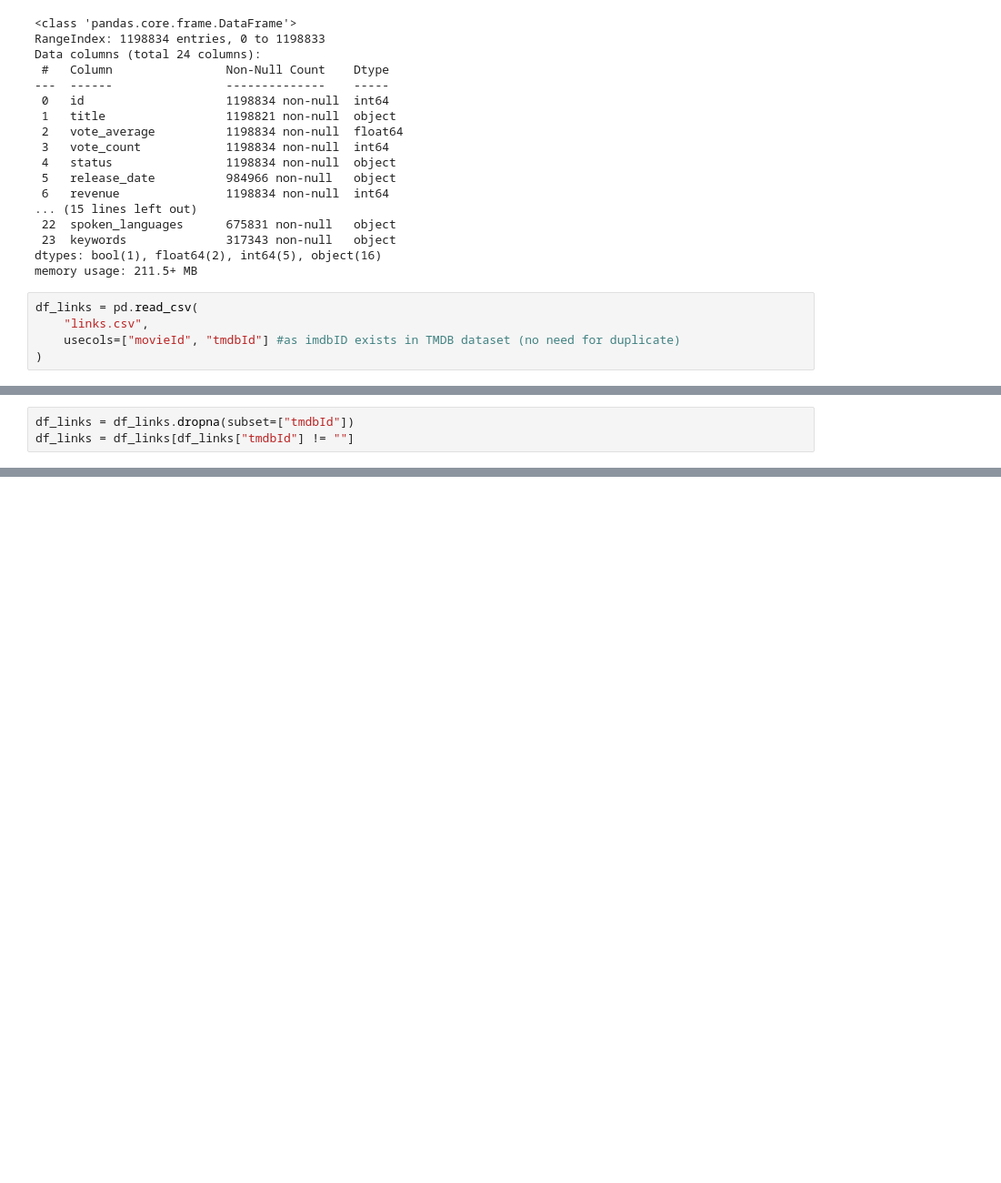
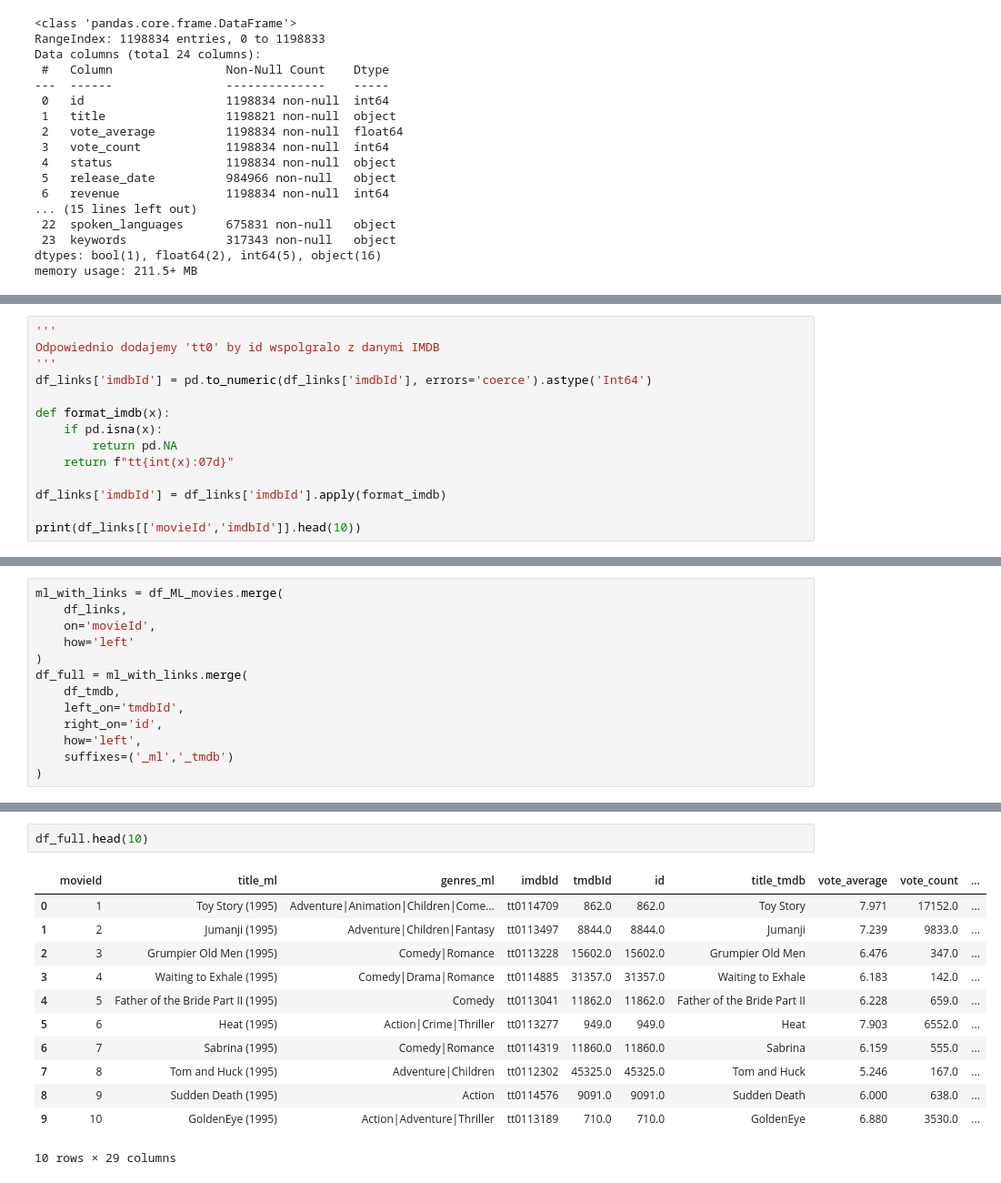
Before and after one commit to pmikuli/movie-recommendation-system, a Jupyter notebook: data_merge/Merged_TMDB_MovieLens_dataset.ipynb, the cells around one changed output, grey strips where cells are left out. Shown: that part at 91% size. Drawn from its saved outputs; the diff is of its cells as text; blank space fills up the shorter version.

```diff
--- a/data_merge/Merged_TMDB_MovieLens_dataset.ipynb
+++ b/data_merge/Merged_TMDB_MovieLens_dataset.ipynb
@@ -22,8 +24,3 @@ Data columns (total 24 columns):
  23  keywords              317343 non-null   object
 dtypes: bool(1), float64(2), int64(5), object(16)
 memory usage: 211.5+ MB
-# %%
-df_links = pd.read_csv(
-    "links.csv",
-    usecols=["movieId", "tmdbId"] #as imdbID exists in TMDB dataset (no need for duplicate)
-)
@@ -42,3 +26,0 @@ memory usage: 1.3 MB
-# %%
-df_links = df_links.dropna(subset=["tmdbId"])
-df_links = df_links[df_links["tmdbId"] != ""]
@@ -51,0 +64,14 @@ df_merged = df_tmdb.merge(
+# %%
+'''
+Odpowiednio dodajemy 'tt0' by id wspolgralo z danymi IMDB
+'''
+df_links['imdbId'] = pd.to_numeric(df_links['imdbId'], errors='coerce').astype('Int64')
+
+def format_imdb(x):
+    if pd.isna(x):
+        return pd.NA
+    return f"tt{int(x):07d}"
+
+df_links['imdbId'] = df_links['imdbId'].apply(format_imdb)
+
+print(df_links[['movieId','imdbId']].head(10))
@@ -51,0 +90,13 @@ df_merged = df_tmdb.merge(
+# %%
+ml_with_links = df_ML_movies.merge(
+    df_links,
+    on='movieId',
+    how='left'
+)
+df_full = ml_with_links.merge(
+    df_tmdb,
+    left_on='tmdbId',
+    right_on='id',
+    how='left',
+    suffixes=('_ml','_tmdb')
+)
@@ -51,0 +123,15 @@ df_merged = df_tmdb.merge(
+# %%
+df_full.head(10)
+# %% [output]
+|  | movieId | title_ml | genres_ml | imdbId | tmdbId | id | title_tmdb | vote_average | vote_count | ... |
+| 0 | 1 | Toy Story (1995) | Adventure|Animation|Children|Come... | tt0114709 | 862.0 | 862.0 | Toy Story | 7.971 | 17152.0 | ... |
+| 1 | 2 | Jumanji (1995) | Adventure|Children|Fantasy | tt0113497 | 8844.0 | 8844.0 | Jumanji | 7.239 | 9833.0 | ... |
+| 2 | 3 | Grumpier Old Men (1995) | Comedy|Romance | tt0113228 | 15602.0 | 15602.0 | Grumpier Old Men | 6.476 | 347.0 | ... |
+| 3 | 4 | Waiting to Exhale (1995) | Comedy|Drama|Romance | tt0114885 | 31357.0 | 31357.0 | Waiting to Exhale | 6.183 | 142.0 | ... |
+| 4 | 5 | Father of the Bride Part II (1995) | Comedy | tt0113041 | 11862.0 | 11862.0 | Father of the Bride Part II | 6.228 | 659.0 | ... |
+| 5 | 6 | Heat (1995) | Action|Crime|Thriller | tt0113277 | 949.0 | 949.0 | Heat | 7.903 | 6552.0 | ... |
+| 6 | 7 | Sabrina (1995) | Comedy|Romance | tt0114319 | 11860.0 | 11860.0 | Sabrina | 6.159 | 555.0 | ... |
+| 7 | 8 | Tom and Huck (1995) | Adventure|Children | tt0112302 | 45325.0 | 45325.0 | Tom and Huck | 5.246 | 167.0 | ... |
+| 8 | 9 | Sudden Death (1995) | Action | tt0114576 | 9091.0 | 9091.0 | Sudden Death | 6.000 | 638.0 | ... |
+| 9 | 10 | GoldenEye (1995) | Action|Adventure|Thriller | tt0113189 | 710.0 | 710.0 | GoldenEye | 6.880 | 3530.0 | ... |
+10 rows × 29 columns
```
Also changed, not shown: parts of 16 cells of this notebook, 1 other file.
